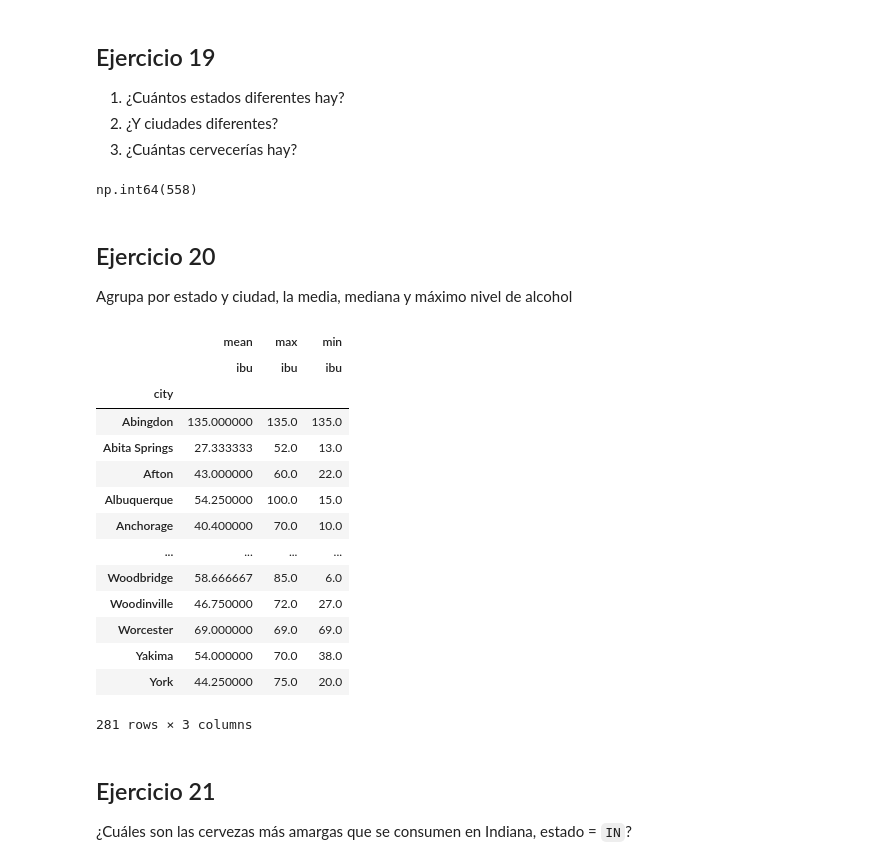
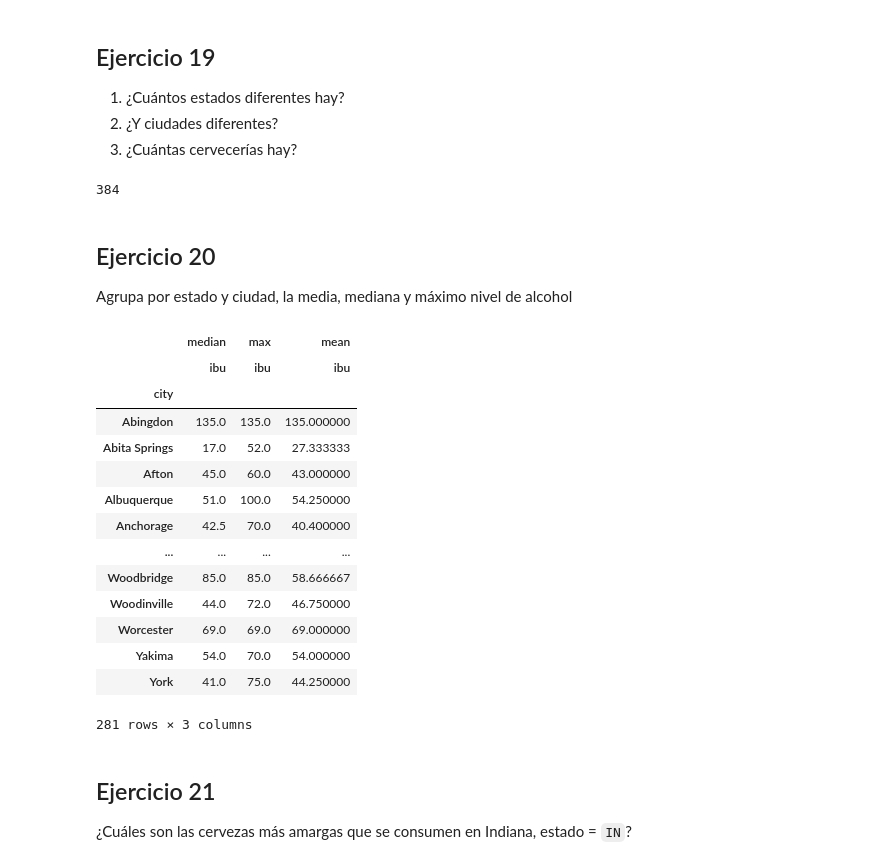
Before and after one commit to Avalverdep/2026-10-BILBAO-FT-Data-Science, a Jupyter notebook: 2-Data_Analysis/2-Pandas/Practica/6-Beers/birras_repaso.ipynb, the cells around one changed output. Cells and saved outputs as stored; diff of their text form; code cells hidden in the pictures.

```diff
--- a/2-Data_Analysis/2-Pandas/Practica/6-Beers/birras_repaso.ipynb
+++ b/2-Data_Analysis/2-Pandas/Practica/6-Beers/birras_repaso.ipynb
@@ -321,6 +329,7 @@ cervecerias
 ## Ejercicio 18
 Junta los dos datasets que tienes
 # %%
-definitivo = pd.merge(cervecerias, birras, on='brewery_id')
+definitivo = pd.merge(birras, cervecerias, on='brewery_id', how='outer', indicator=True)
 definitivo.dropna()
+definitivo
 # %% [output]
@@ -346,28 +355,30 @@ definitivo.dropna()
 definitivo['state'].value_counts().count()
 definitivo['city'].value_counts().count()
 definitivo['brewery_id'].value_counts().count()
+definitivo['brewery_name'].nunique()
+definitivo['city'].nunique()
 # %% [output]
-np.int64(558)
+384
 # %% [markdown]
 ## Ejercicio 20
 Agrupa por estado y ciudad, la media, mediana y máximo nivel de alcohol
 # %%
-definitivo.pivot_table('ibu', index='city', aggfunc=['mean', 'max', 'min'])
+definitivo.pivot_table('ibu', index='city', aggfunc=['median', 'max', 'mean'])
 # %% [output]
-|  | mean | max | min |
+|  | median | max | mean |
 |  | ibu | ibu | ibu |
 | city |  |  |  |
-| Abingdon | 135.000000 | 135.0 | 135.0 |
-| Abita Springs | 27.333333 | 52.0 | 13.0 |
-| Afton | 43.000000 | 60.0 | 22.0 |
-| Albuquerque | 54.250000 | 100.0 | 15.0 |
-| Anchorage | 40.400000 | 70.0 | 10.0 |
+| Abingdon | 135.0 | 135.0 | 135.000000 |
+| Abita Springs | 17.0 | 52.0 | 27.333333 |
+| Afton | 45.0 | 60.0 | 43.000000 |
+| Albuquerque | 51.0 | 100.0 | 54.250000 |
+| Anchorage | 42.5 | 70.0 | 40.400000 |
 | ... | ... | ... | ... |
-| Woodbridge | 58.666667 | 85.0 | 6.0 |
-| Woodinville | 46.750000 | 72.0 | 27.0 |
-| Worcester | 69.000000 | 69.0 | 69.0 |
-| Yakima | 54.000000 | 70.0 | 38.0 |
-| York | 44.250000 | 75.0 | 20.0 |
+| Woodbridge | 85.0 | 85.0 | 58.666667 |
+| Woodinville | 44.0 | 72.0 | 46.750000 |
+| Worcester | 69.0 | 69.0 | 69.000000 |
+| Yakima | 54.0 | 70.0 | 54.000000 |
+| York | 41.0 | 75.0 | 44.250000 |
 281 rows × 3 columns
 # %% [markdown]
 ## Ejercicio 21
```
Also changed, not shown: parts of 4 cells of this notebook, 3 other files.
